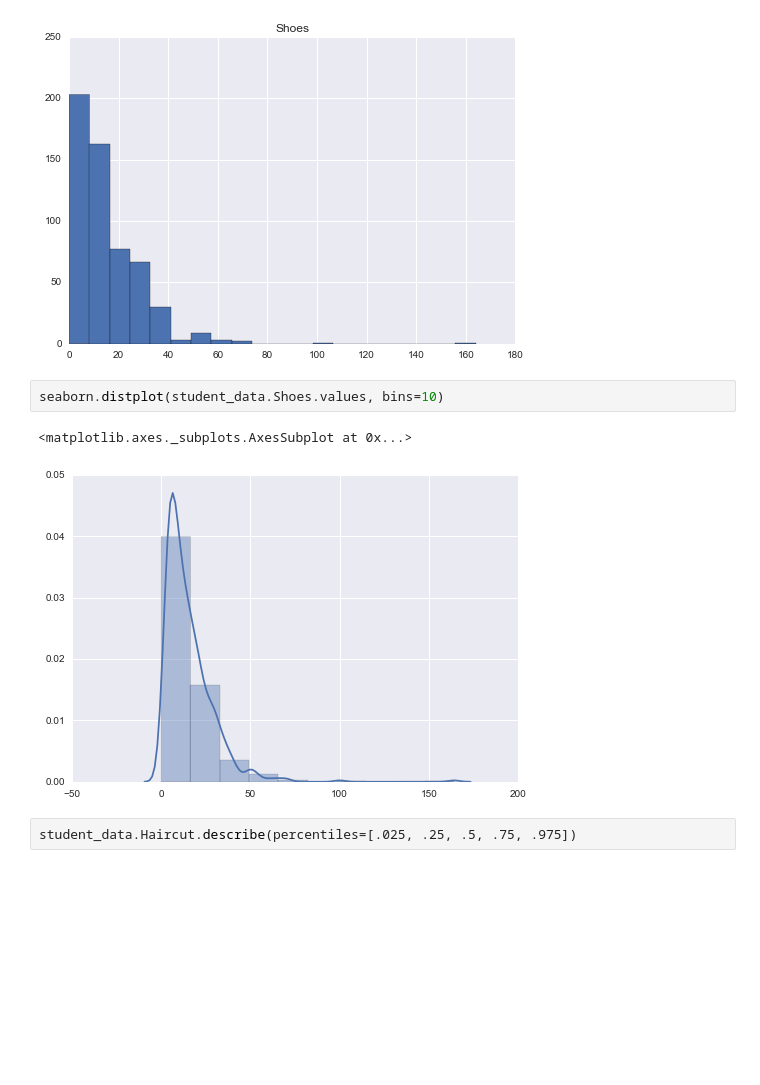
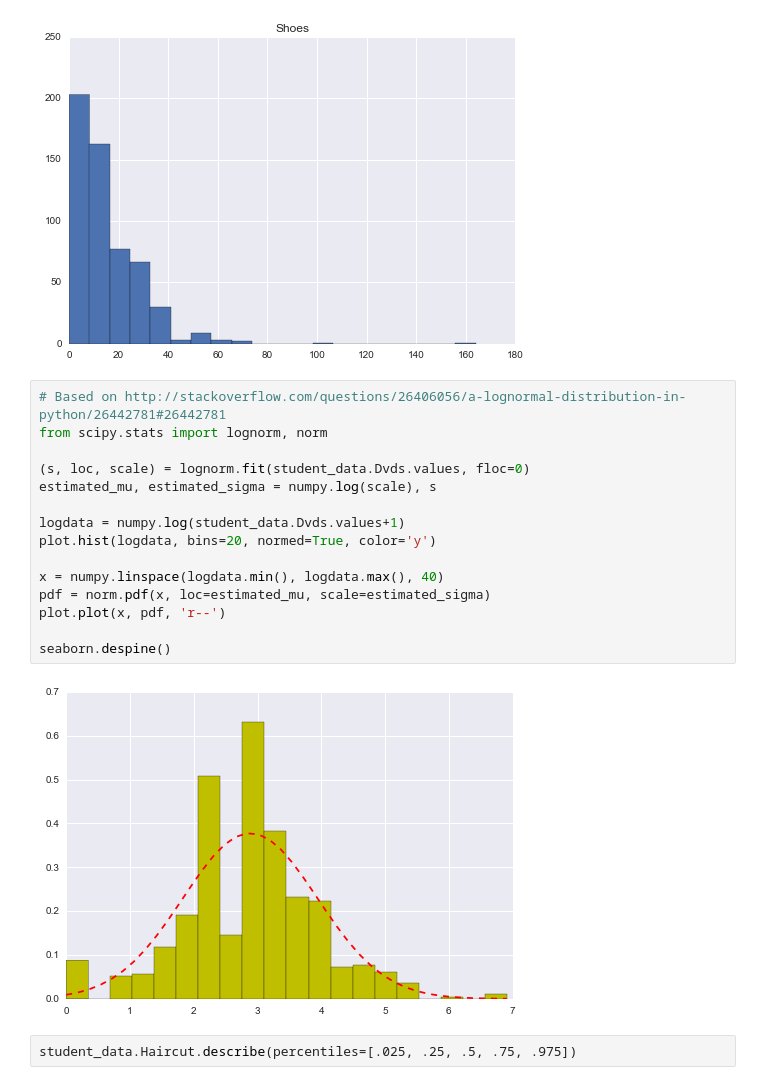
Before and after one commit to wenyangfu/EE361M_Homework, a Jupyter notebook: 361M HW 1.4.ipynb, the cells around one changed output. Saved outputs shown, nothing was run; the diff lists cells and outputs as text; blank space fills up the shorter version.

Commit message:
Add (more) correct code for HW 1.4 b)
Ended up just plotting the log of the Dvds data and adding an estimated
normal fit

```diff
--- a/361M HW 1.4.ipynb
+++ b/361M HW 1.4.ipynb
@@ -26,11 +26,23 @@ plot.title('Shoes')
 seaborn.despine()
 # %% [output]
 [figure]
-# %%
-seaborn.distplot(student_data.Shoes.values, bins=10)
-# %% [output]
-<matplotlib.axes._subplots.AxesSubplot at 0x...>
-[figure, removed]
+# %%
+# Based on http://stackoverflow.com/questions/26406056/a-lognormal-distribution-in-python/26442781#26442781
+from scipy.stats import lognorm, norm
+
+(s, loc, scale) = lognorm.fit(student_data.Dvds.values, floc=0)
+estimated_mu, estimated_sigma = numpy.log(scale), s
+
+logdata = numpy.log(student_data.Dvds.values+1)
+plot.hist(logdata, bins=20, normed=True, color='y')
+
+x = numpy.linspace(logdata.min(), logdata.max(), 40)
+pdf = norm.pdf(x, loc=estimated_mu, scale=estimated_sigma)
+plot.plot(x, pdf, 'r--')
+
+seaborn.despine()
+# %% [output]
+[figure, added]
 # %%
 student_data.Haircut.describe(percentiles=[.025, .25, .5, .75, .975])
 # %% [output]
```
Also changed, not shown: parts of 1 cell of this notebook.
